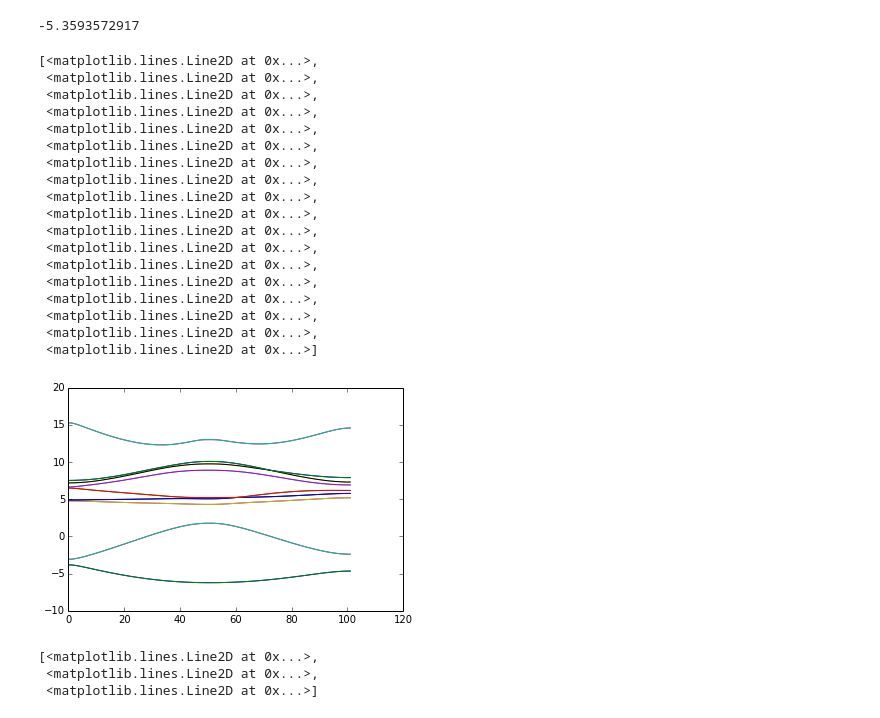
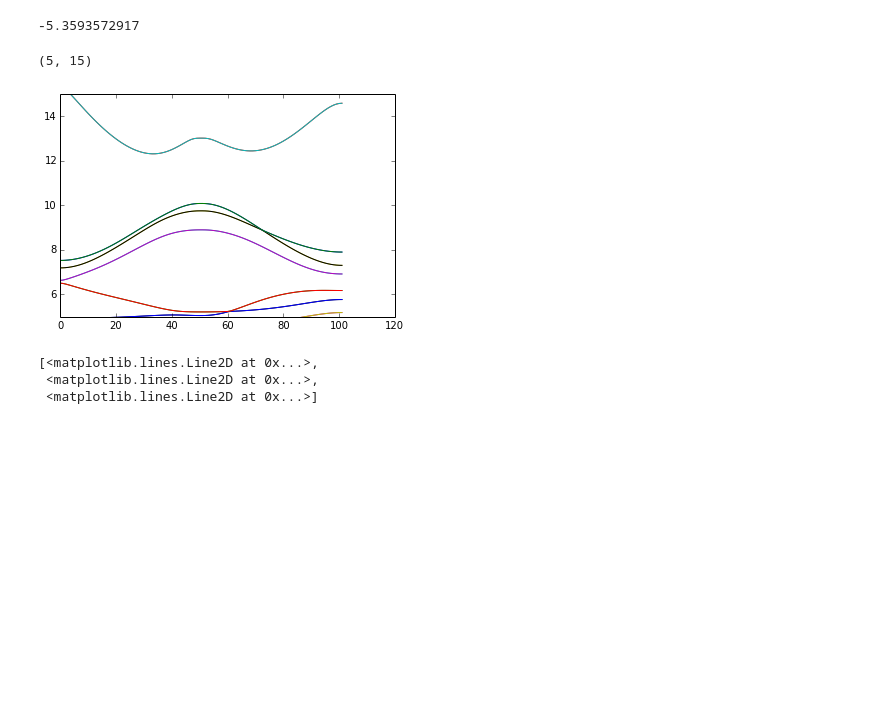
Before and after one commit to shiangfang/DFT_KIT, a Jupyter notebook: interface/DFT_IPython_interface/DFT_KIT QESPRESSO Alloy band plot.ipynb, the cells around one changed output. Cells and saved outputs as stored; diff of their text form; code cells hidden in the pictures; blank space fills up the shorter version.

```diff
--- a/interface/DFT_IPython_interface/DFT_KIT QESPRESSO Alloy band plot.ipynb
+++ b/interface/DFT_IPython_interface/DFT_KIT QESPRESSO Alloy band plot.ipynb
@@ -16,38 +16,21 @@ from DFT_KIT.core import physics
 # %%
 name_prefix='../../temp/bi_sb_alloy/final_data_ori2'
 all_xs=np.linspace(0,1,51)
 all_ones=np.linspace(1,1,51)
 f_=open(name_prefix,'rb')
 fermi_level=pickle.load(f_)
 fermi_level=np.array(fermi_level)*physics.hartree
 all_bands=pickle.load(f_)
 all_bands=np.array(all_bands)*physics.hartree
 f_.close()
 print(all_bands[5,1,1])
 
 plt.plot(np.transpose(all_bands[20]))
-#plt.ylim([5,7])
+plt.ylim([5,15])
 # %% [output]
 -5.3593572917
-[<matplotlib.lines.Line2D at 0x...>,
- <matplotlib.lines.Line2D at 0x...>,
- <matplotlib.lines.Line2D at 0x...>,
- <matplotlib.lines.Line2D at 0x...>,
- <matplotlib.lines.Line2D at 0x...>,
- <matplotlib.lines.Line2D at 0x...>,
- <matplotlib.lines.Line2D at 0x...>,
- <matplotlib.lines.Line2D at 0x...>,
- <matplotlib.lines.Line2D at 0x...>,
- <matplotlib.lines.Line2D at 0x...>,
- <matplotlib.lines.Line2D at 0x...>,
- <matplotlib.lines.Line2D at 0x...>,
- <matplotlib.lines.Line2D at 0x...>,
- <matplotlib.lines.Line2D at 0x...>,
- <matplotlib.lines.Line2D at 0x...>,
- <matplotlib.lines.Line2D at 0x...>,
- <matplotlib.lines.Line2D at 0x...>,
- <matplotlib.lines.Line2D at 0x...>]
+(5, 15)
-[figure, old version]
+[figure, new version]
 # %%
 plt.plot(all_xs,all_bands[:,8,0]-fermi_level,all_xs,all_bands[:,11,0]-fermi_level,all_xs,all_bands[:,8,101]-fermi_level)
 # %% [output]
```
Also changed, not shown: 25 other files.
